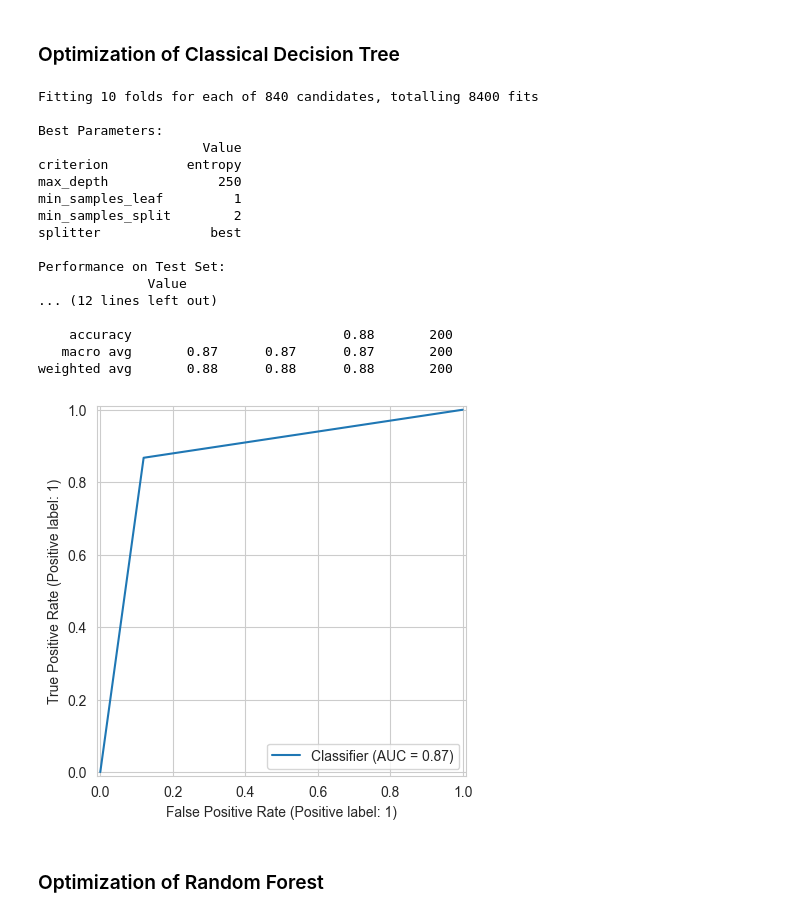
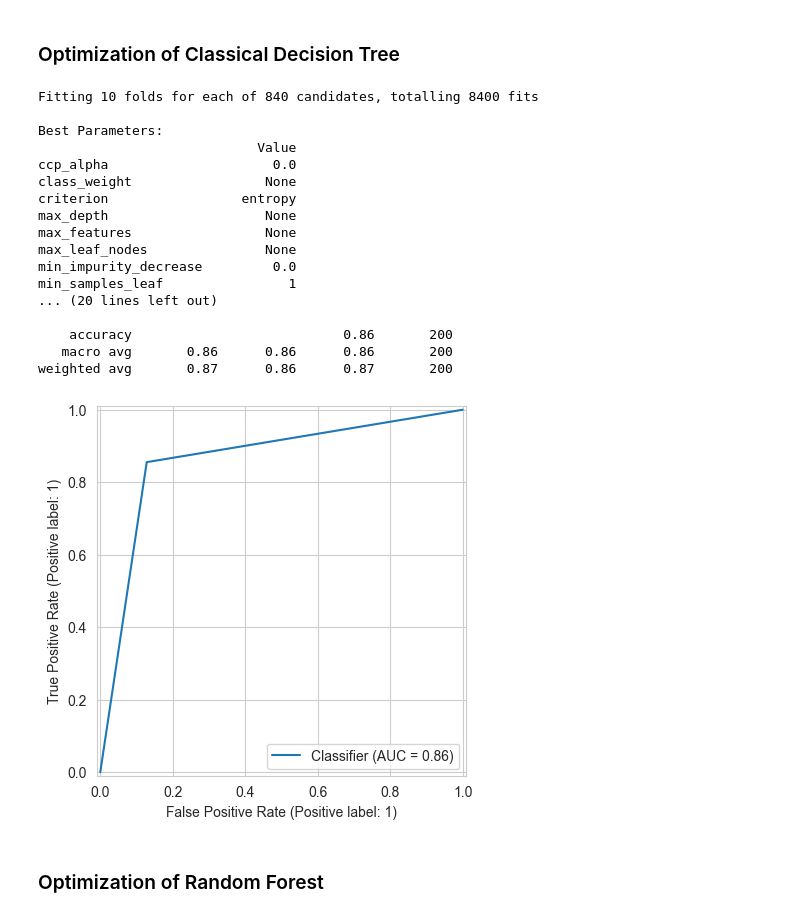
Before and after one commit to Pipasgonzalez/statistical_learning_trees, a Jupyter notebook: JägerGallego_GallegoJimenez.ipynb, the cells around one changed output. Cells and saved outputs as stored; diff of their text form; code cells hidden in the pictures.

```diff
--- a/JägerGallego_GallegoJimenez.ipynb
+++ b/JägerGallego_GallegoJimenez.ipynb
@@ -351,7 +351,8 @@ param_grid = {
     "splitter": ["best", "random"],
     "max_depth": [None,10,20,50,100,250,500],
     "min_samples_leaf":[1,2,5,10,20],
-    "min_samples_split": [2,3,4,5]
+    "min_samples_split": [2,3,4,5],
+    "random_state":[12345]
 
 }
 scoring = "accuracy"
@@ -362,59 +363,59 @@ gridSearchedTree = GridSearchCV(
     scoring=scoring,
     cv=10,
     refit=True,
-    verbose = 1
+    verbose = 1,
 )
 
 gridSearchedTree.fit(X_train, Y_train)
 
 best_tree = gridSearchedTree.best_estimator_
-best_params_tree = gridSearchedTree.best_params_
+best_params_tree = best_tree.get_params()
 predictions_gridsearch_tree = best_tree.predict(X_test)
 
 
 # Best Parameters Table
 print("\nBest Parameters:")
 params_df_tree = pd.DataFrame.from_dict(best_params_tree, orient='index', columns=['Value'])
 print(params_df_tree.to_string())
 
 confusion_gridsearch_tree = confusion_matrix(Y_test, predictions_gridsearch_tree)
 report_gridsearch_tree = classification_report(Y_test, predictions_gridsearch_tree)
 accuracy_gridsearch_tree = accuracy_score(Y_test, predictions_gridsearch_tree)
 
 print("\nPerformance on Test Set:")
 metrics_dict = {
     'Accuracy': accuracy_gridsearch_tree,
     'Precision': precision_score(Y_test, predictions_gridsearch_tree),
     'Recall': recall_score(Y_test, predictions_gridsearch_tree),
     'F1 Score': f1_score(Y_test, predictions_gridsearch_tree)
 }
 metrics_df = pd.DataFrame.from_dict(metrics_dict, orient='index', columns=['Value'])
 print(metrics_df.to_string())
 
 
 print(f"Confusion Matrix:\n{confusion_gridsearch_tree}")
 print(f"Classification Report:\n{report_gridsearch_tree}")
 
 ROCODT = RocCurveDisplay.from_predictions(Y_test, predictions_gridsearch_tree)
 # %% [output]
 Fitting 10 folds for each of 840 candidates, totalling 8400 fits
 
 Best Parameters:
-                     Value
-criterion          entropy
-max_depth              250
-min_samples_leaf         1
-min_samples_split        2
-splitter              best
+                            Value
+ccp_alpha                     0.0
+class_weight                 None
+criterion                 entropy
+max_depth                    None
+max_features                 None
+max_leaf_nodes               None
+min_impurity_decrease         0.0
+min_samples_leaf                1
+... (20 lines left out)
 
-Performance on Test Set:
-              Value
-... (12 lines left out)
-
-    accuracy                           0.88       200
-   macro avg       0.87      0.87      0.87       200
-weighted avg       0.88      0.88      0.88       200
+    accuracy                           0.86       200
+   macro avg       0.86      0.86      0.86       200
+weighted avg       0.87      0.86      0.87       200
-[figure, old version]
+[figure, new version]
 # %% [markdown]
 ### Optimization of Random Forest
 # %%
```
Also changed, not shown: parts of 8 cells of this notebook.
